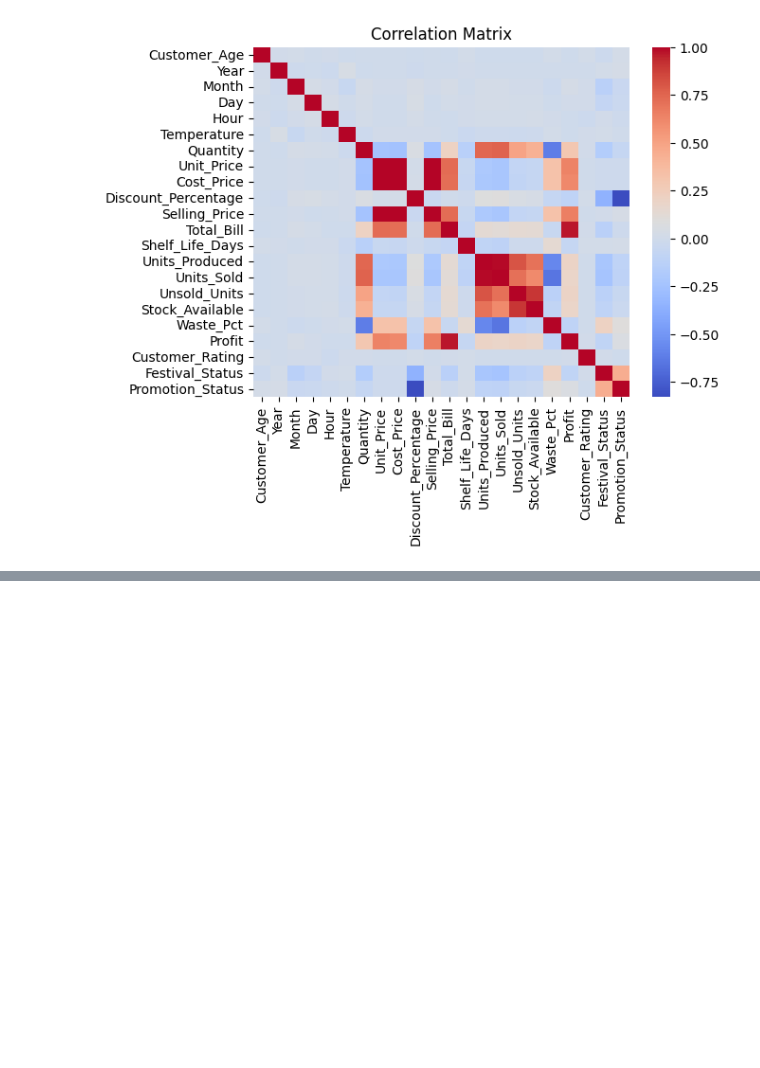
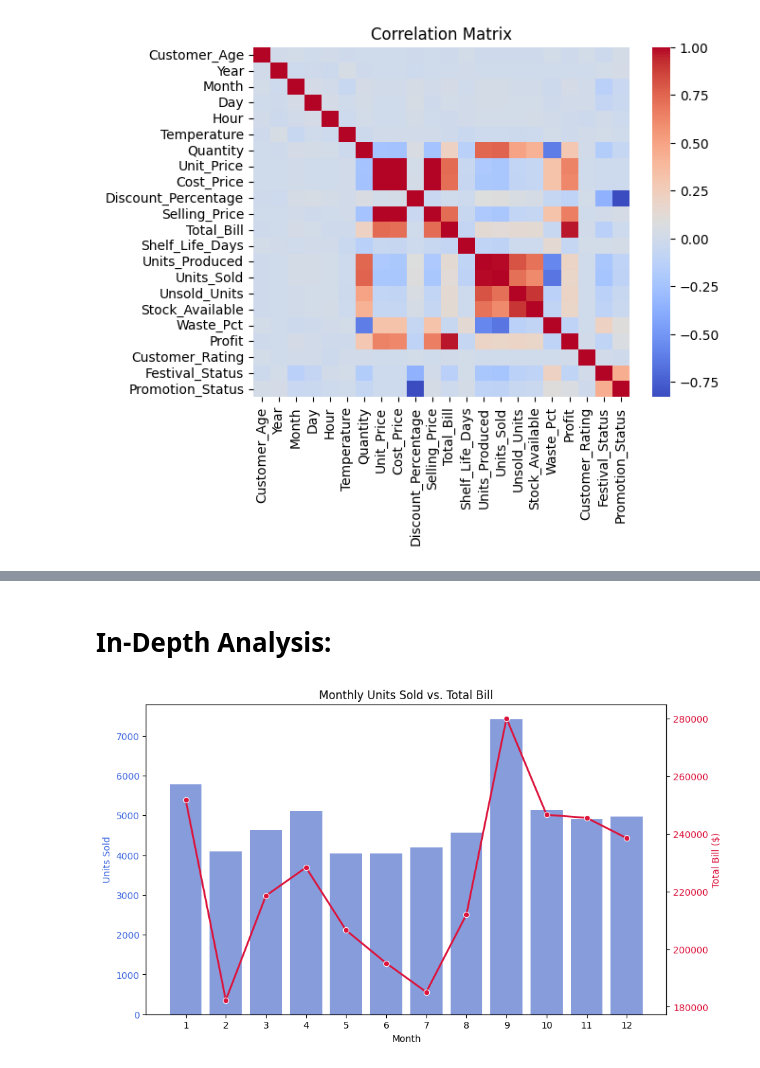
Before and after one commit to anaisrcast/Data-Science-Practice, a Jupyter notebook: Practice/Bakery_Sales.ipynb, the cells around one changed output, grey strips where cells are left out. Drawn from its saved outputs; the diff is of its cells as text; code cells hidden in the pictures; blank space fills up the shorter version.

Commit message:
Started cleaning up the dataset and performing more in-depth analysis

```diff
--- a/Practice/Bakery_Sales.ipynb
+++ b/Practice/Bakery_Sales.ipynb
@@ -323,0 +332,13 @@ There also seems to be a correlation with Teperature an certain columns, it woul
+# %%
+# Data FIXES !
+
+#Change 'Date' Column to DateTime type
+bake_df['Date'] = pd.to_datetime(bake_df['Date'])
+#Change Weekend from Y/N -> 0/1 (T/F)
+bake_df['Weekend'] = bake_df['Weekend'].apply(lambda x: 1 if x == 'Y' else 0)
+#Change Discount_Percentage from float to 0/1 (T/F)
+bake_df['Discount_Percentage'] = bake_df['Discount_Percentage'].apply(lambda x: 1 if x > 0 else 0)
+#DROP columns we are not using
+bake_df.drop(columns = ['Time','Promotion_Applied'], inplace = True)
+
+bake_df.info()
@@ -323,0 +363,34 @@ There also seems to be a correlation with Teperature an certain columns, it woul
+# %% [markdown]
+# In-Depth Analysis:
+# %%
+# Month and units sold (bar) vs Month and Total Bill (line)
+
+# group by month
+month_df = bake_df.groupby('Month', as_index=False).agg({
+    'Units_Sold': 'sum',
+    'Total_Bill': 'sum'
+})
+
+# Convert Month to string to ensure both Seaborn plots treat it as categorical
+month_df['Month'] = month_df['Month'].astype(str)
+
+fig, ax1 = plt.subplots(figsize=(10, 6))
+
+# Bar chart for Units Sold (using ax1)
+sns.barplot(x='Month', y='Units_Sold', data=month_df, ax=ax1, color='royalblue', alpha=0.7)
+ax1.set_ylabel('Units Sold', color='royalblue')
+ax1.tick_params(axis='y', labelcolor='royalblue')
+ax1.set_xlabel('Month')
+
+# Create a twin Axes sharing the same x-axis
+ax2 = ax1.twinx()
+
+# Line chart for Total Bill (using ax2)
+sns.lineplot(x='Month', y='Total_Bill', data=month_df, ax=ax2, color='crimson', marker='o', linewidth=2)
+ax2.set_ylabel('Total Bill ($)', color='crimson')
+ax2.tick_params(axis='y', labelcolor='crimson')
+
+plt.title('Monthly Units Sold vs. Total Bill')
+plt.show()
+# %% [output]
+[figure, added]
```
Also changed, not shown: parts of 5 cells of this notebook.
